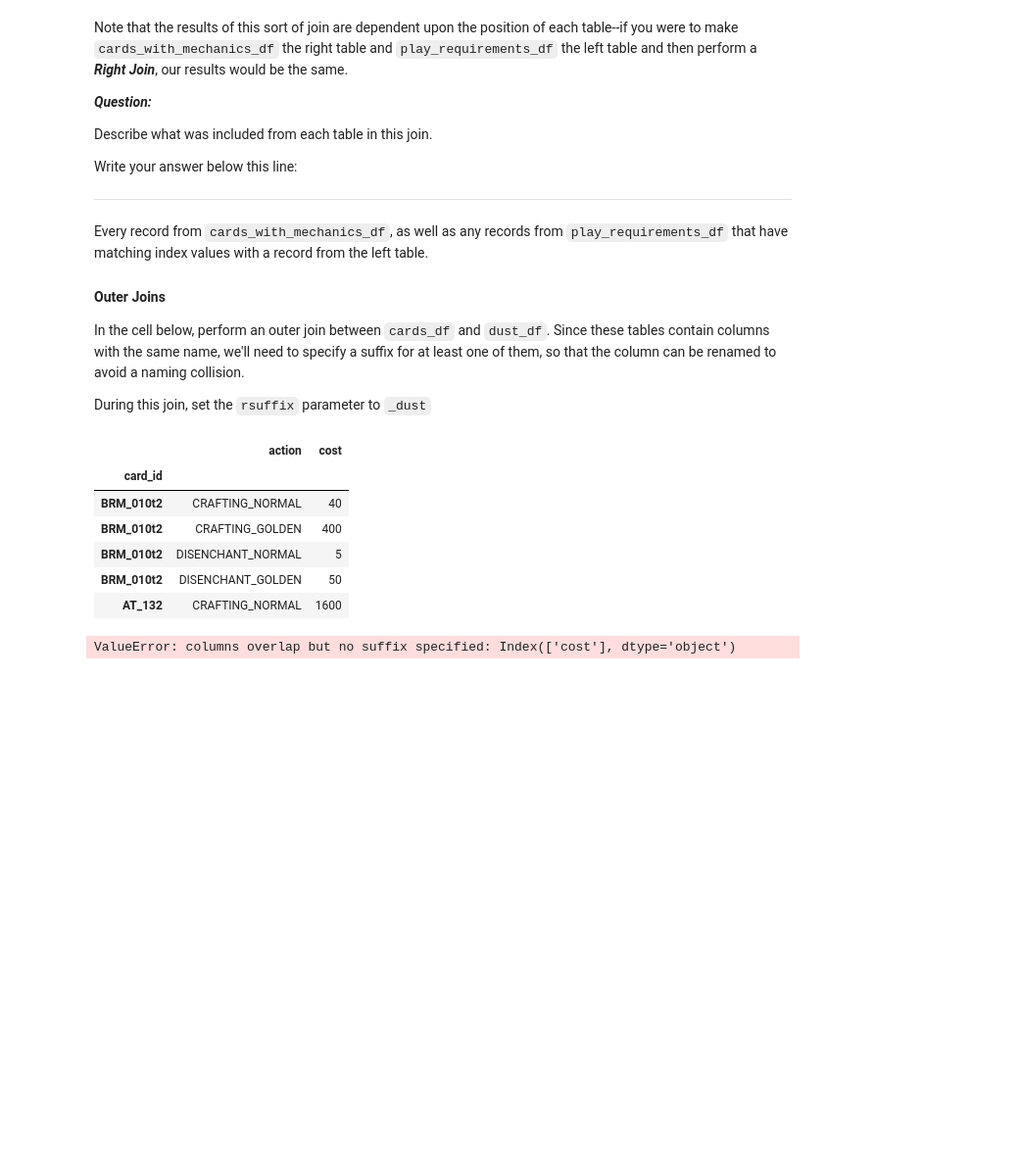
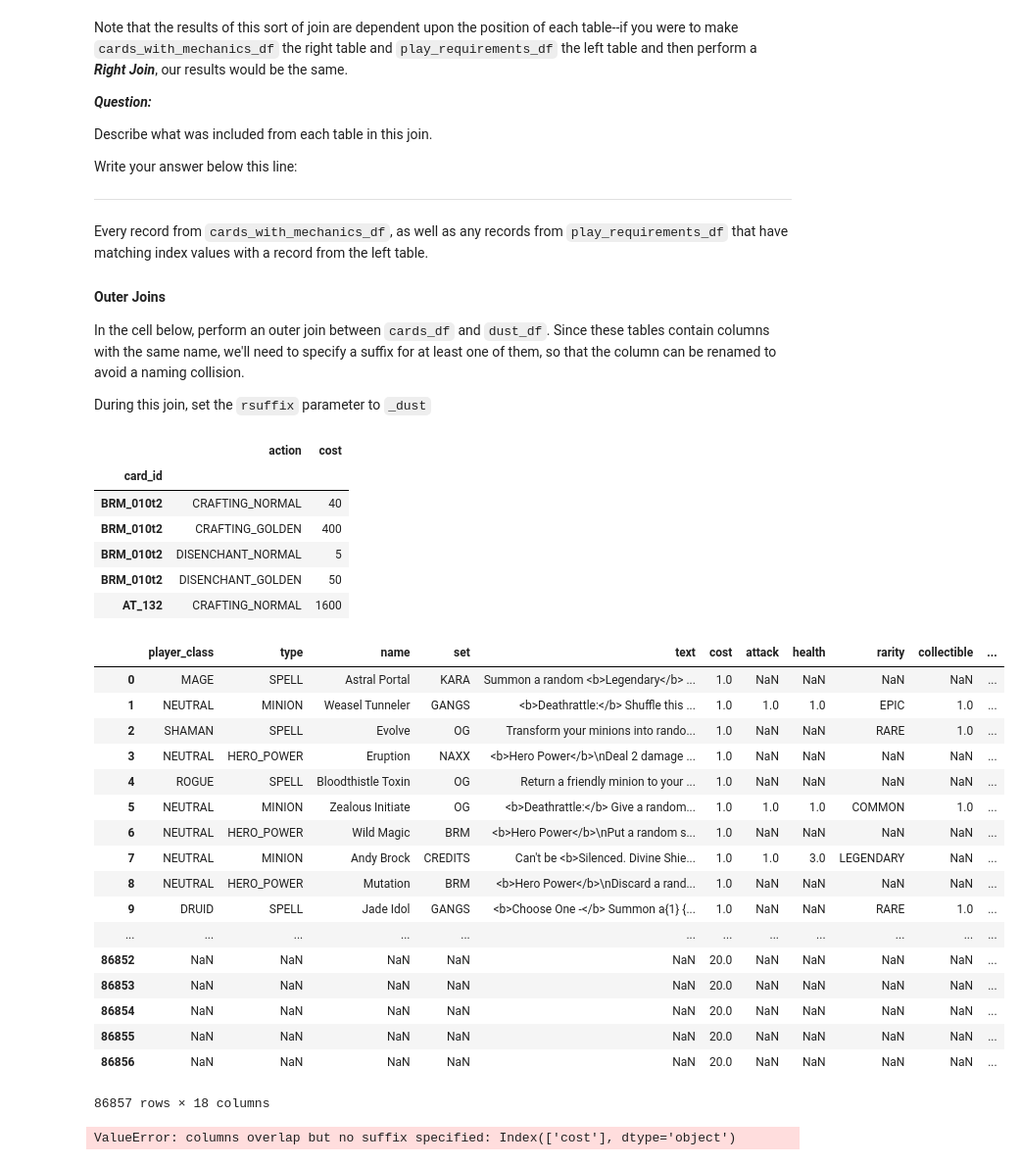
Before and after one commit to asafi1997/dsc-combining-dataframes-pandas-lab-nyc-ds-060319, a Jupyter notebook: index.ipynb, the cells around one changed output. Shown at 98% size. Drawn from its saved outputs; the diff is of its cells as text; code cells hidden in the pictures; blank space fills up the shorter version.

```diff
--- a/index.ipynb
+++ b/index.ipynb
@@ -319,7 +319,26 @@ dust_df.head()
 | BRM_010t2 | DISENCHANT_GOLDEN | 50 |
 | AT_132 | CRAFTING_NORMAL | 1600 |
 # %%
-pd.merge(cards_df, dust_df)
+pd.merge(cards_df, dust_df, how='outer')
+# %% [output]
+|  | player_class | type | name | set | text | cost | attack | health | rarity | collectible | ... |
+| 0 | MAGE | SPELL | Astral Portal | KARA | Summon a random <b>Legendary</b> ... | 1.0 | NaN | NaN | NaN | NaN | ... |
+| 1 | NEUTRAL | MINION | Weasel Tunneler | GANGS | <b>Deathrattle:</b> Shuffle this ... | 1.0 | 1.0 | 1.0 | EPIC | 1.0 | ... |
+| 2 | SHAMAN | SPELL | Evolve | OG | Transform your minions into rando... | 1.0 | NaN | NaN | RARE | 1.0 | ... |
+| 3 | NEUTRAL | HERO_POWER | Eruption | NAXX | <b>Hero Power</b>\nDeal 2 damage ... | 1.0 | NaN | NaN | NaN | NaN | ... |
+| 4 | ROGUE | SPELL | Bloodthistle Toxin | OG | Return a friendly minion to your ... | 1.0 | NaN | NaN | NaN | NaN | ... |
+| 5 | NEUTRAL | MINION | Zealous Initiate | OG | <b>Deathrattle:</b> Give a random... | 1.0 | 1.0 | 1.0 | COMMON | 1.0 | ... |
+| 6 | NEUTRAL | HERO_POWER | Wild Magic | BRM | <b>Hero Power</b>\nPut a random s... | 1.0 | NaN | NaN | NaN | NaN | ... |
+| 7 | NEUTRAL | MINION | Andy Brock | CREDITS | Can't be <b>Silenced. Divine Shie... | 1.0 | 1.0 | 3.0 | LEGENDARY | NaN | ... |
+| 8 | NEUTRAL | HERO_POWER | Mutation | BRM | <b>Hero Power</b>\nDiscard a rand... | 1.0 | NaN | NaN | NaN | NaN | ... |
+| 9 | DRUID | SPELL | Jade Idol | GANGS | <b>Choose One -</b> Summon a{1} {... | 1.0 | NaN | NaN | RARE | 1.0 | ... |
+| ... | ... | ... | ... | ... | ... | ... | ... | ... | ... | ... | ... |
+| 86852 | NaN | NaN | NaN | NaN | NaN | 20.0 | NaN | NaN | NaN | NaN | ... |
+| 86853 | NaN | NaN | NaN | NaN | NaN | 20.0 | NaN | NaN | NaN | NaN | ... |
+| 86854 | NaN | NaN | NaN | NaN | NaN | 20.0 | NaN | NaN | NaN | NaN | ... |
+| 86855 | NaN | NaN | NaN | NaN | NaN | 20.0 | NaN | NaN | NaN | NaN | ... |
+| 86856 | NaN | NaN | NaN | NaN | NaN | 20.0 | NaN | NaN | NaN | NaN | ... |
+86857 rows × 18 columns
 # %%
 outer_join_df = cards_df.join(dust_df, how ='outer')
 outer_join_df
```
